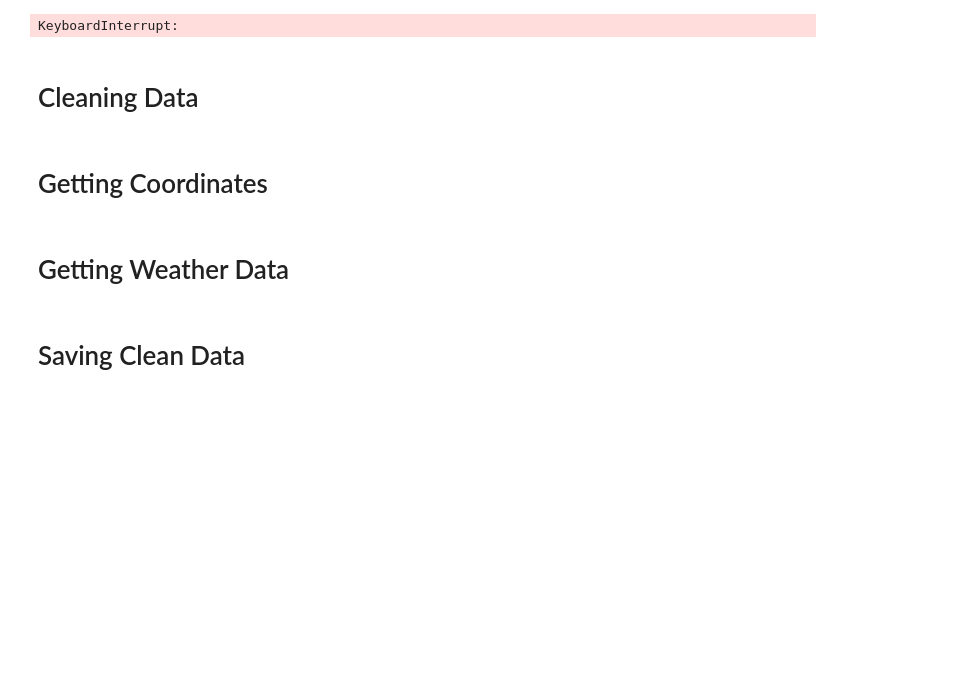
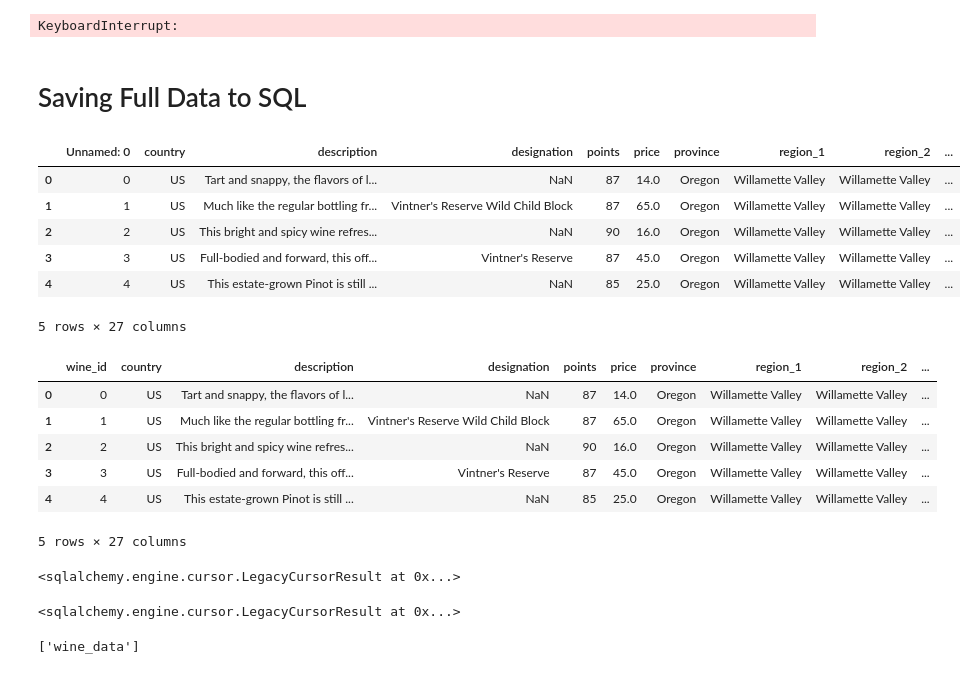
Before and after one commit to miatsivitse/Project-4, a Jupyter notebook: 1-data_cleaning_and_gathering.ipynb, the cells around one changed output. Drawn from its saved outputs; the diff is of its cells as text; code cells hidden in the pictures; blank space fills up the shorter version.

Commit message:
adding data to sql

```diff
--- a/1-data_cleaning_and_gathering.ipynb
+++ b/1-data_cleaning_and_gathering.ipynb
@@ -117,11 +117,30 @@ print(zeroResultCount)
 KeyboardInterrupt:
 # %%
 wine_data
-# %% [markdown]
-# Cleaning Data
-# %% [markdown]
-# Getting Coordinates
-# %% [markdown]
-# Getting Weather Data
 # %% [markdown]
-# Saving Clean Data
+# Saving Full Data to SQL
+# %%
+full_data = pd.read_csv("full_data.csv")
+full_data.head()
+# %% [output]
+|  | Unnamed: 0 | country | description | designation | points | price | province | region_1 | region_2 | ... |
+| 0 | 0 | US | Tart and snappy, the flavors of l... | NaN | 87 | 14.0 | Oregon | Willamette Valley | Willamette Valley | ... |
+| 1 | 1 | US | Much like the regular bottling fr... | Vintner's Reserve Wild Child Block | 87 | 65.0 | Oregon | Willamette Valley | Willamette Valley | ... |
+| 2 | 2 | US | This bright and spicy wine refres... | NaN | 90 | 16.0 | Oregon | Willamette Valley | Willamette Valley | ... |
+| 3 | 3 | US | Full-bodied and forward, this off... | Vintner's Reserve | 87 | 45.0 | Oregon | Willamette Valley | Willamette Valley | ... |
+| 4 | 4 | US | This estate-grown Pinot is still ... | NaN | 85 | 25.0 | Oregon | Willamette Valley | Willamette Valley | ... |
+5 rows × 27 columns
+# %%
+full_data = full_data.rename(columns={"Unnamed: 0": 'wine_id', "Min_temp": 'min_temp', "Max_temp": 'max_temp', "Precip": 'precip',
+                                     "Humidity": 'humidity', "Heat_Index": 'heat_index', "Latitude_x": 'latitude_x',
+                                     "Longitude_x": 'longitude_x', "Latitude_y": 'latitude_y',
+                                     "Longitude_y": 'longitude_y', "Elevation": 'elevation'})
+full_data.head()
+# %% [output]
+|  | wine_id | country | description | designation | points | price | province | region_1 | region_2 | ... |
+| 0 | 0 | US | Tart and snappy, the flavors of l... | NaN | 87 | 14.0 | Oregon | Willamette Valley | Willamette Valley | ... |
+| 1 | 1 | US | Much like the regular bottling fr... | Vintner's Reserve Wild Child Block | 87 | 65.0 | Oregon | Willamette Valley | Willamette Valley | ... |
+| 2 | 2 | US | This bright and spicy wine refres... | NaN | 90 | 16.0 | Oregon | Willamette Valley | Willamette Valley | ... |
+| 3 | 3 | US | Full-bodied and forward, this off... | Vintner's Reserve | 87 | 45.0 | Oregon | Willamette Valley | Willamette Valley | ... |
+| 4 | 4 | US | This estate-grown Pinot is still ... | NaN | 85 | 25.0 | Oregon | Willamette Valley | Willamette Valley | ... |
+5 rows × 27 columns
@@ -127,0 +161,6 @@ wine_data
+# %%
+conn = engine.connect()
+conn.execute("commit")
+conn.execute("create database wine")
+# %% [output]
+<sqlalchemy.engine.cursor.LegacyCursorResult at 0x...>
@@ -127,0 +172,35 @@ wine_data
+# %%
+columnName = list(full_data.columns.values)
+
+def getColumnDtypes(dataTypes):
+    dataList = []
+    for x in dataTypes:
+        if(x == 'int64'):
+            dataList.append('int')
+        elif (x == 'float64'):
+            dataList.append('float')
+        elif (x == 'bool'):
+            dataList.append('boolean')
+        else:
+            dataList.append('varchar')
+    return dataList
+
+columnDataType = getColumnDtypes(full_data.dtypes)
+
+createTableStatement = 'CREATE TABLE IF NOT EXISTS wine_data ('
+for i in range(len(columnDataType)):
+    createTableStatement = createTableStatement + '\n' + columnName[i] + ' ' + columnDataType[i] + ','
+createTableStatement = createTableStatement[:-1] + ' );'
+
+conn.execute("commit")
+conn.execute(createTableStatement)
+# %% [output]
+<sqlalchemy.engine.cursor.LegacyCursorResult at 0x...>
+# %%
+from sqlalchemy import inspect
+
+inspector = inspect(engine)
+
+inspector.get_table_names()
+# %% [output]
+['wine_data']
```
Also changed, not shown: parts of 5 cells of this notebook.
